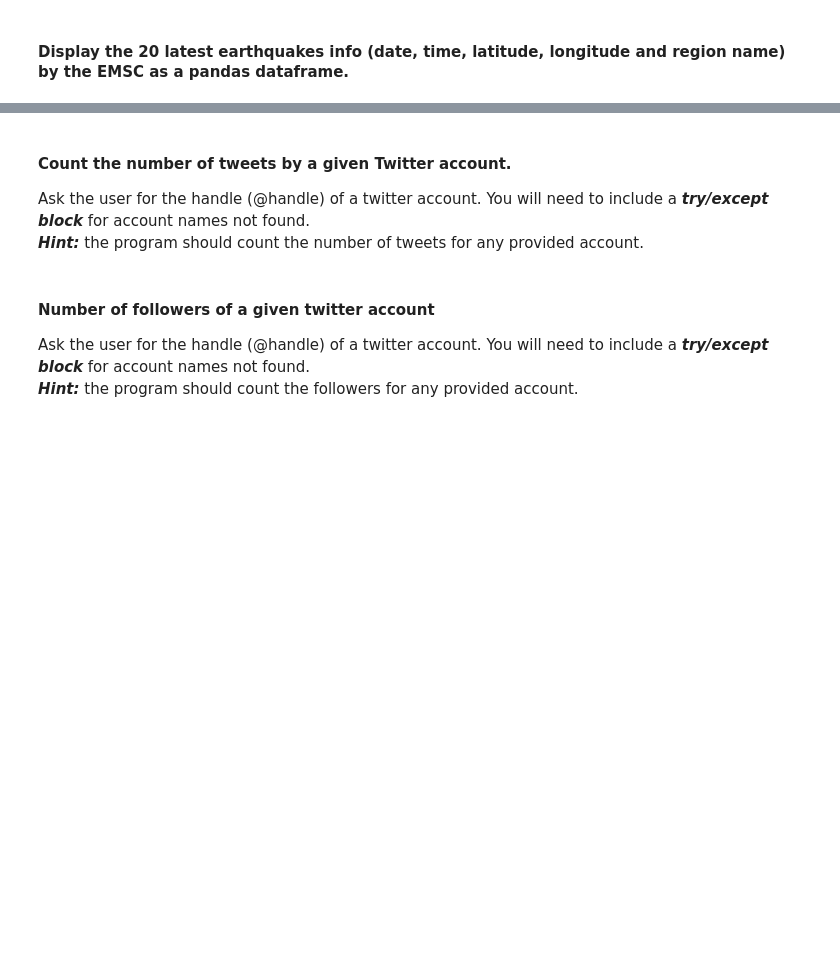
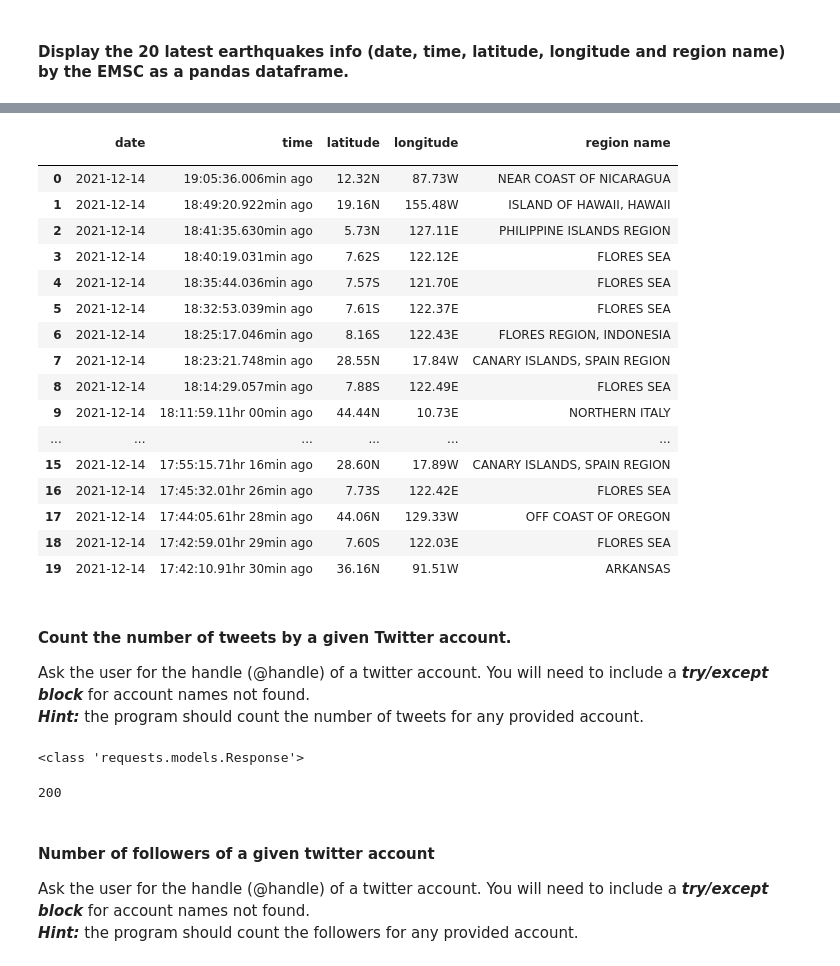
Before and after one commit to Malvagfr/dataptmad1121_labs, a Jupyter notebook: extra-work/m1/lab-web-scraping/your-code/main.ipynb, the cells around one changed output, grey strips where cells are left out. Cells and saved outputs as stored; diff of their text form; code cells hidden in the pictures; blank space fills up the shorter version.

```diff
--- a/extra-work/m1/lab-web-scraping/your-code/main.ipynb
+++ b/extra-work/m1/lab-web-scraping/your-code/main.ipynb
@@ -392,0 +271,7 @@ region[0]
+# %%
+tables=pd.read_html(url)
+# %%
+latest_earthquakes=tables[3]
+latest_earthquakes=latest_earthquakes.iloc[0:20]
+latest_earthquakes=latest_earthquakes.iloc[:, [3,4,5,6,7,-2]]
+latest_earthquakes
@@ -393,3 +297,30 @@ region[0]
+# %%
+latest_earthquakes['latitude']=latest_earthquakes.iloc[:,1]+ latest_earthquakes.iloc[:,2]
+latest_earthquakes['longitude']=latest_earthquakes.iloc[:,3]+ latest_earthquakes.iloc[:,4]
+latest_earthquakes['region name']=latest_earthquakes.iloc[:,5]
+latest_earthquakes['date_time']=latest_earthquakes.iloc[:,0]
+latest_earthquakes['date']=latest_earthquakes['date_time'].str.split(" ", n = 1, expand = True).iloc[:,0]
+latest_earthquakes['time']=latest_earthquakes['date_time'].str.split(" ", n = 1, expand = True).iloc[:,1]
+latest_earthquakes[['date','time','latitude','longitude','region name']]
+# %% [output]
+|  | date | time | latitude | longitude | region name |
+|  |  |  |  |  |  |
+| 0 | 2021-12-14 | 19:05:36.006min ago | 12.32N | 87.73W | NEAR COAST OF NICARAGUA |
+| 1 | 2021-12-14 | 18:49:20.922min ago | 19.16N | 155.48W | ISLAND OF HAWAII, HAWAII |
+| 2 | 2021-12-14 | 18:41:35.630min ago | 5.73N | 127.11E | PHILIPPINE ISLANDS REGION |
+| 3 | 2021-12-14 | 18:40:19.031min ago | 7.62S | 122.12E | FLORES SEA |
+| 4 | 2021-12-14 | 18:35:44.036min ago | 7.57S | 121.70E | FLORES SEA |
+| 5 | 2021-12-14 | 18:32:53.039min ago | 7.61S | 122.37E | FLORES SEA |
+| 6 | 2021-12-14 | 18:25:17.046min ago | 8.16S | 122.43E | FLORES REGION, INDONESIA |
+| 7 | 2021-12-14 | 18:23:21.748min ago | 28.55N | 17.84W | CANARY ISLANDS, SPAIN REGION |
+| 8 | 2021-12-14 | 18:14:29.057min ago | 7.88S | 122.49E | FLORES SEA |
+| 9 | 2021-12-14 | 18:11:59.11hr 00min ago | 44.44N | 10.73E | NORTHERN ITALY |
+| ... | ... | ... | ... | ... | ... |
+| 15 | 2021-12-14 | 17:55:15.71hr 16min ago | 28.60N | 17.89W | CANARY ISLANDS, SPAIN REGION |
+| 16 | 2021-12-14 | 17:45:32.01hr 26min ago | 7.73S | 122.42E | FLORES SEA |
+| 17 | 2021-12-14 | 17:44:05.61hr 28min ago | 44.06N | 129.33W | OFF COAST OF OREGON |
+| 18 | 2021-12-14 | 17:42:59.01hr 29min ago | 7.60S | 122.03E | FLORES SEA |
+| 19 | 2021-12-14 | 17:42:10.91hr 30min ago | 36.16N | 91.51W | ARKANSAS |
 # %% [markdown]
 #### Count the number of tweets by a given Twitter account.
 Ask the user for the handle (@handle) of a twitter account. You will need to include a ***try/except block*** for account names not found.
@@ -402,0 +335,9 @@ url = 'https://twitter.com/'
+# %%
+print(type(response))
+# %% [output]
+<class 'requests.models.Response'>
+# %%
+status = response.status_code
+status
+# %% [output]
+200
```
Also changed, not shown: parts of 45 cells of this notebook.
